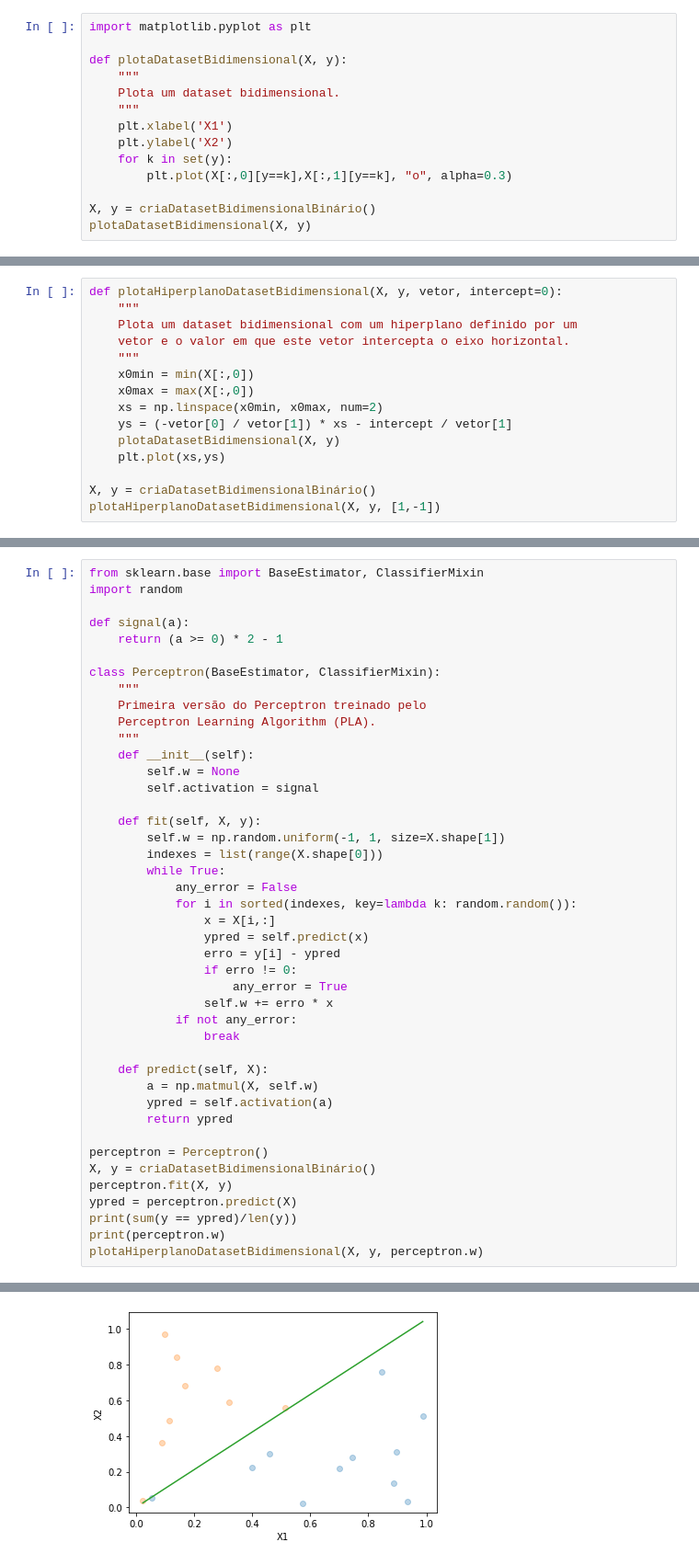
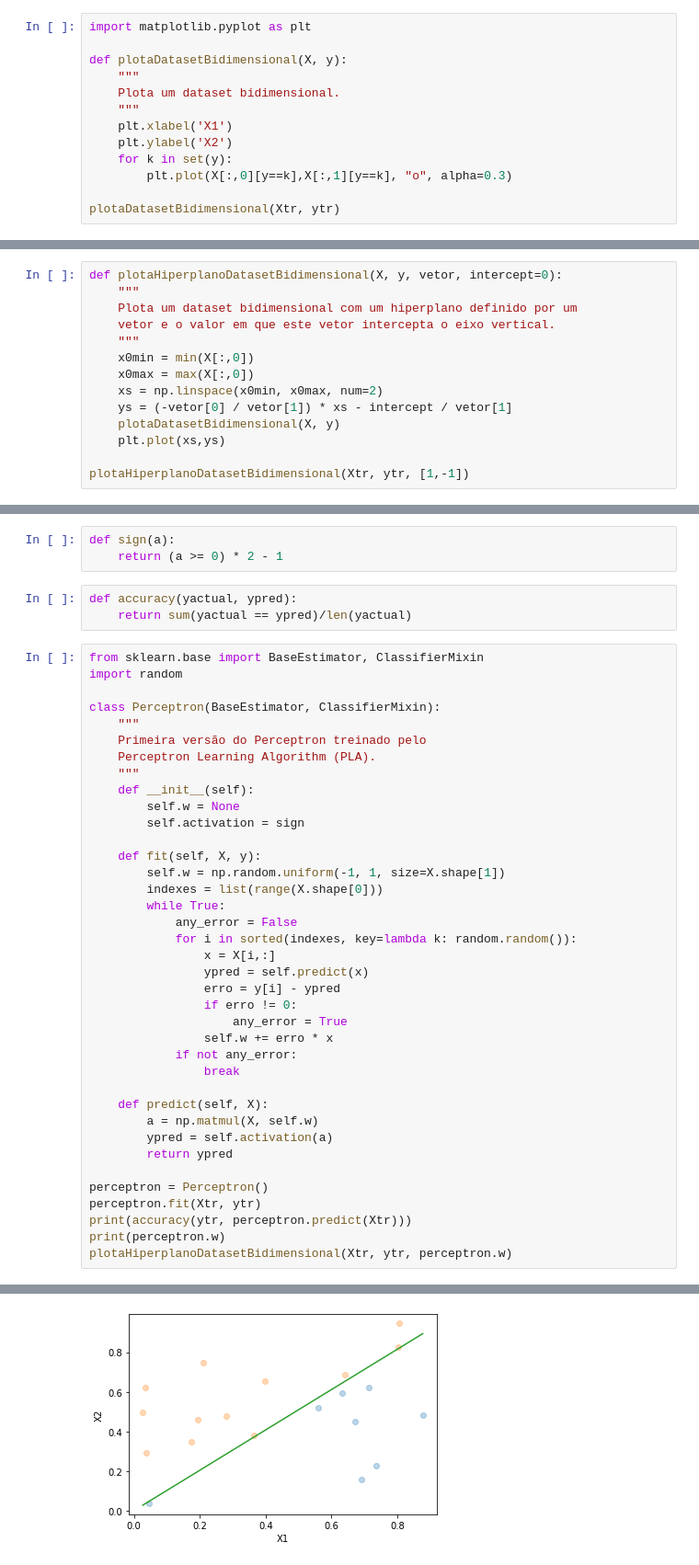
Before and after one commit to fboldt/aulasann, a Jupyter notebook: 1.0 - perceptron: pla.ipynb, the cells around one changed output, grey strips where cells are left out. Shown at 92% size. Saved outputs shown, nothing was run; the diff lists cells and outputs as text.

```diff
--- a/1.0 - perceptron: pla.ipynb
+++ b/1.0 - perceptron: pla.ipynb
@@ -44,6 +44,5 @@ def plotaDatasetBidimensional(X, y):
     for k in set(y):
         plt.plot(X[:,0][y==k],X[:,1][y==k], "o", alpha=0.3)
 
-X, y = criaDatasetBidimensionalBinário()
-plotaDatasetBidimensional(X, y)
+plotaDatasetBidimensional(Xtr, ytr)
 # %% [output]
@@ -52,7 +51,7 @@ plotaDatasetBidimensional(X, y)
 def plotaHiperplanoDatasetBidimensional(X, y, vetor, intercept=0):
     """
     Plota um dataset bidimensional com um hiperplano definido por um
-    vetor e o valor em que este vetor intercepta o eixo horizontal.
+    vetor e o valor em que este vetor intercepta o eixo vertical.
     """
     x0min = min(X[:,0])
     x0max = max(X[:,0])
@@ -61,6 +60,5 @@ def plotaHiperplanoDatasetBidimensional(X, y, vetor, intercept=0):
     plotaDatasetBidimensional(X, y)
     plt.plot(xs,ys)
 
-X, y = criaDatasetBidimensionalBinário()
-plotaHiperplanoDatasetBidimensional(X, y, [1,-1])
+plotaHiperplanoDatasetBidimensional(Xtr, ytr, [1,-1])
 # %% [output]
@@ -68,9 +66,12 @@ plotaHiperplanoDatasetBidimensional(X, y, [1,-1])
+# %%
+def sign(a):
+    return (a >= 0) * 2 - 1
+# %%
+def accuracy(yactual, ypred):
+    return sum(yactual == ypred)/len(yactual)
 # %%
 from sklearn.base import BaseEstimator, ClassifierMixin
 import random
-
-def signal(a):
-    return (a >= 0) * 2 - 1
 
 class Perceptron(BaseEstimator, ClassifierMixin):
     """
@@ -79,7 +80,7 @@ class Perceptron(BaseEstimator, ClassifierMixin):
     """
     def __init__(self):
         self.w = None
-        self.activation = signal
+        self.activation = sign
 
     def fit(self, X, y):
         self.w = np.random.uniform(-1, 1, size=X.shape[1])
@@ -102,11 +103,9 @@ class Perceptron(BaseEstimator, ClassifierMixin):
         return ypred
 
 perceptron = Perceptron()
-X, y = criaDatasetBidimensionalBinário()
-perceptron.fit(X, y)
-ypred = perceptron.predict(X)
-print(sum(y == ypred)/len(y))
+perceptron.fit(Xtr, ytr)
+print(accuracy(ytr, perceptron.predict(Xtr)))
 print(perceptron.w)
-plotaHiperplanoDatasetBidimensional(X, y, perceptron.w)
+plotaHiperplanoDatasetBidimensional(Xtr, ytr, perceptron.w)
 # %% [output]
 1.0
@@ -114,4 +113,4 @@ plotaHiperplanoDatasetBidimensional(X, y, perceptron.w)
-[figure, old version]
+[figure, new version]
 # %%
 from sklearn.base import BaseEstimator, ClassifierMixin
 import random
```
Also changed, not shown: parts of 8 cells of this notebook, 3 other files.
